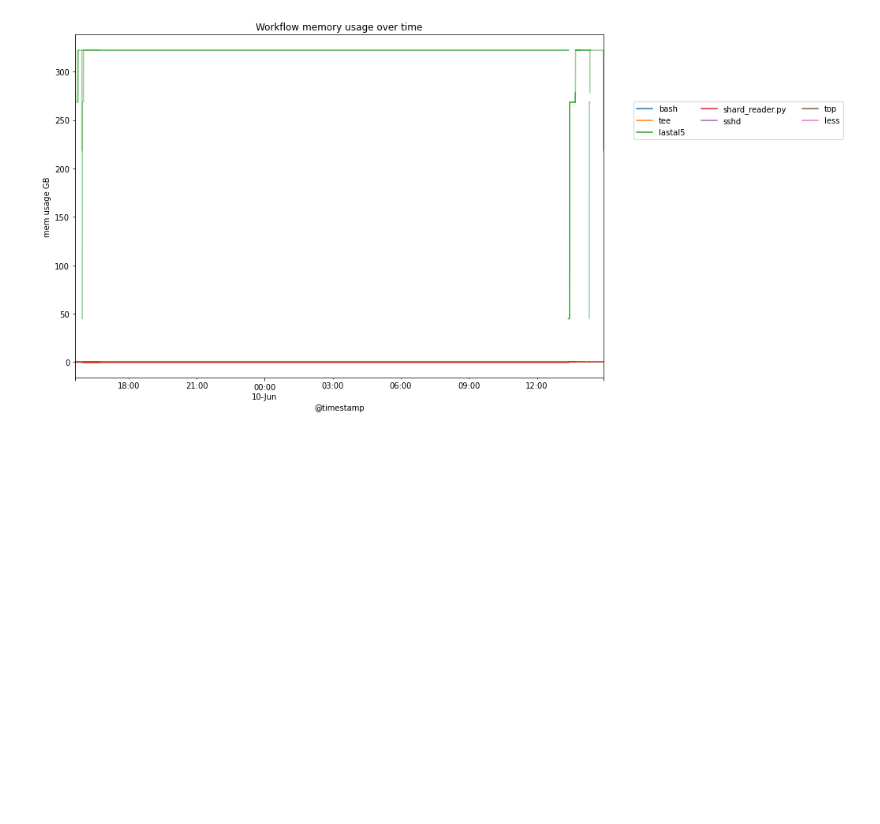
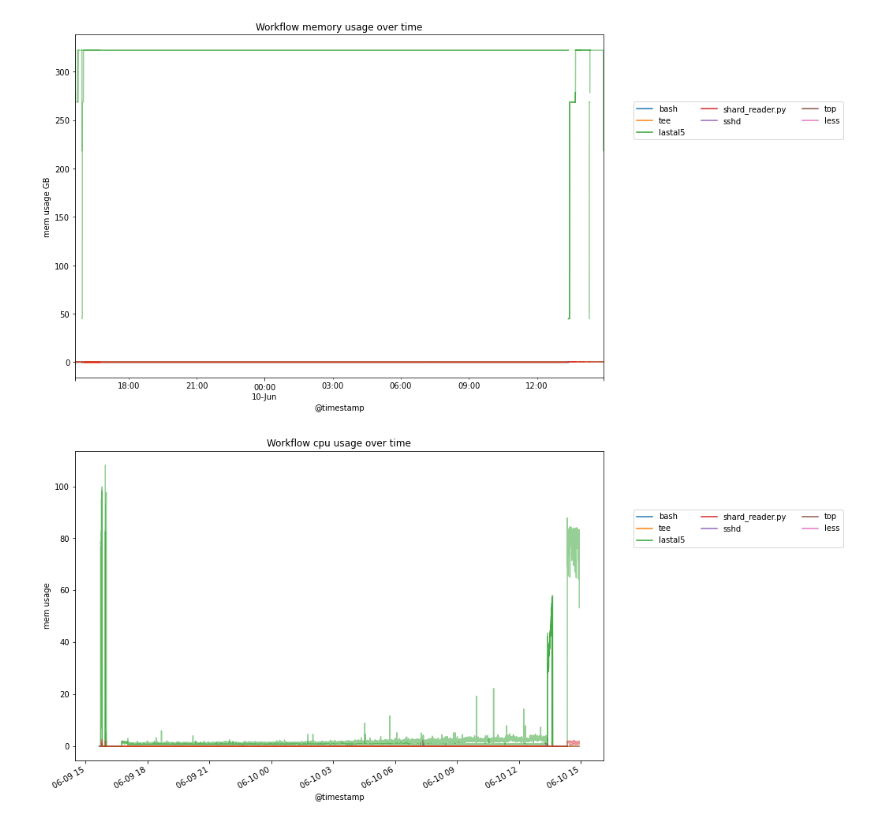
Before and after one commit to tylern4/PIDgin, a Jupyter notebook: hermit_notebook.ipynb, the cells around one changed output. Saved outputs shown, nothing was run; the diff lists cells and outputs as text; code cells hidden in the pictures; blank space fills up the shorter version.

```diff
--- a/hermit_notebook.ipynb
+++ b/hermit_notebook.ipynb
@@ -104,3 +104,51 @@ plt.ylabel("mem usage GB")
 plt.show()
 # %% [output]
 [figure]
+# %%
+total_data.sort_index(inplace=True)
+
+# remove duplicate legends
+# https://stackoverflow.com/a/56253636
+def legend_without_duplicate_labels(ax):
+    handles, labels = ax.get_legend_handles_labels()
+    unique = [(h, l) for i, (h, l) in enumerate(zip(handles, labels)) if l not in labels[:i]]
+    leg = ax.legend(*zip(*unique), loc='center left', bbox_to_anchor=(1.05, 0.75), ncol=3, fancybox=True)
+    # Set legend to alpha=1.0
+    # https://stackoverflow.com/a/42403471
+    for lh in leg.legendHandles:
+        lh.set_alpha(1)
+
+fig, ax = plt.subplots(figsize=(12,8))
+# Get a color map
+cmap = cm.get_cmap('tab10')
+colors = {}
+
+# Give each process a unique color
+for n, color in zip(name, cmap.colors):
+    if n in colors.keys():
+        continue
+    else:
+        colors[n] = color
+
+# Plot the memory usage over time including all processes
+for n, c in zip(name, counts):
+    data = total_data[total_data['name'] == n]
+    pids = data.pid.unique()
+
+    for pid in pids:
+        process_data = data[data.pid == pid]
+        # This only works because we get the derivative over 10 seconds
+        # You need to change a bit for different time intervals
+        cpu = 10*(process_data.cpu_system + process_data.cpu_user + process_data.cpu_iowait).rolling('10s').apply(lambda x: x[-1] - x[0])
+        cpu.resample('10s')
+        try:
+            cpu.plot(c=colors[n], alpha=0.5, label=n)
+        except KeyError:
+            cpu.plot(c='black', alpha=0.5)
+
+legend_without_duplicate_labels(ax)
+plt.title(f'Workflow cpu usage over time')
+plt.ylabel("mem usage")
+plt.show()
+# %% [output]
+[figure, added]
```
